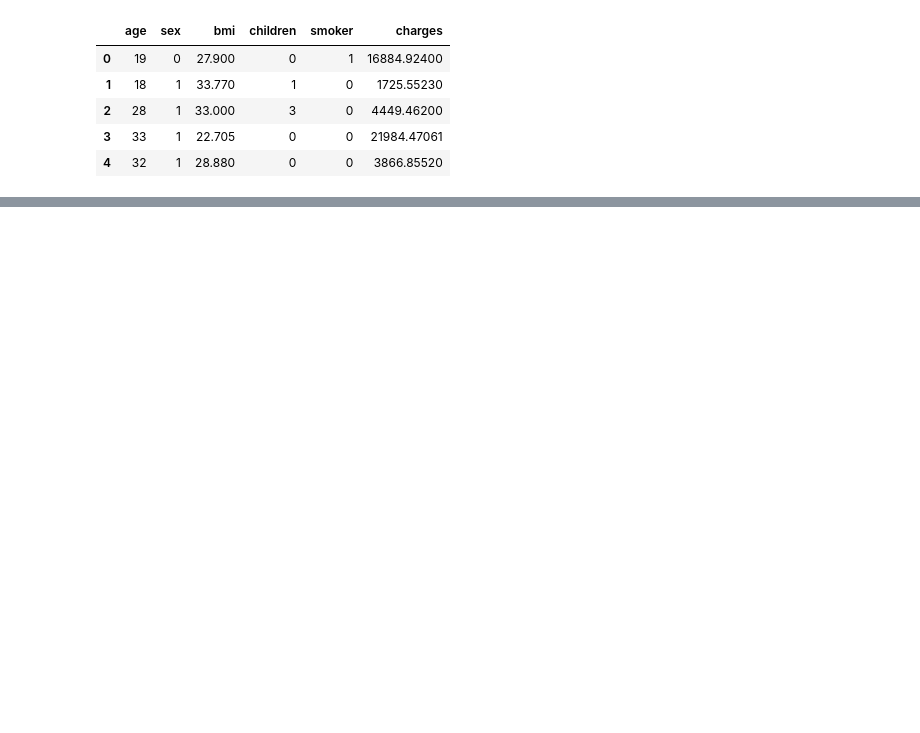
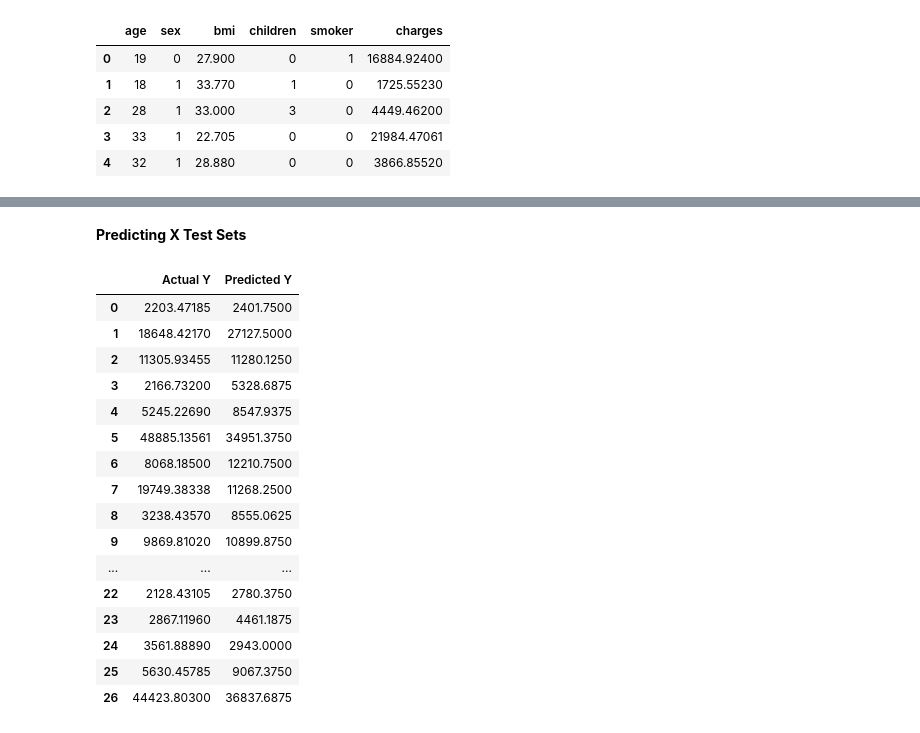
Before and after one commit to Salmankh3/Machine-Learning, a Jupyter notebook: Regression/Multiple Linear/Insurance_Data/insurance_data_GPR.ipynb, the cells around one changed output, grey strips where cells are left out. Drawn from its saved outputs; the diff is of its cells as text; code cells hidden in the pictures; blank space fills up the shorter version.

```diff
--- a/Regression/Multiple Linear/Insurance_Data/insurance_data_GPR.ipynb
+++ b/Regression/Multiple Linear/Insurance_Data/insurance_data_GPR.ipynb
@@ -111,2 +130,26 @@ GaussianProcessRegressor(alpha=1e-10, copy_X_train=True,
+# %% [markdown]
+<b>Predicting X Test Sets</b>
 # %%
 y_pred = model.predict(x_test)
+# %%
+dict_result = {"Actual Y": y_test, "Predicted Y": y_pred}
+result = pd.DataFrame(data=dict_result).reset_index(drop=True)
+result
+# %% [output]
+|  | Actual Y | Predicted Y |
+| 0 | 2203.47185 | 2401.7500 |
+| 1 | 18648.42170 | 27127.5000 |
+| 2 | 11305.93455 | 11280.1250 |
+| 3 | 2166.73200 | 5328.6875 |
+| 4 | 5245.22690 | 8547.9375 |
+| 5 | 48885.13561 | 34951.3750 |
+| 6 | 8068.18500 | 12210.7500 |
+| 7 | 19749.38338 | 11268.2500 |
+| 8 | 3238.43570 | 8555.0625 |
+| 9 | 9869.81020 | 10899.8750 |
+| ... | ... | ... |
+| 22 | 2128.43105 | 2780.3750 |
+| 23 | 2867.11960 | 4461.1875 |
+| 24 | 3561.88890 | 2943.0000 |
+| 25 | 5630.45785 | 9067.3750 |
+| 26 | 44423.80300 | 36837.6875 |
```
Also changed, not shown: parts of 20 cells of this notebook, 1 other file.
